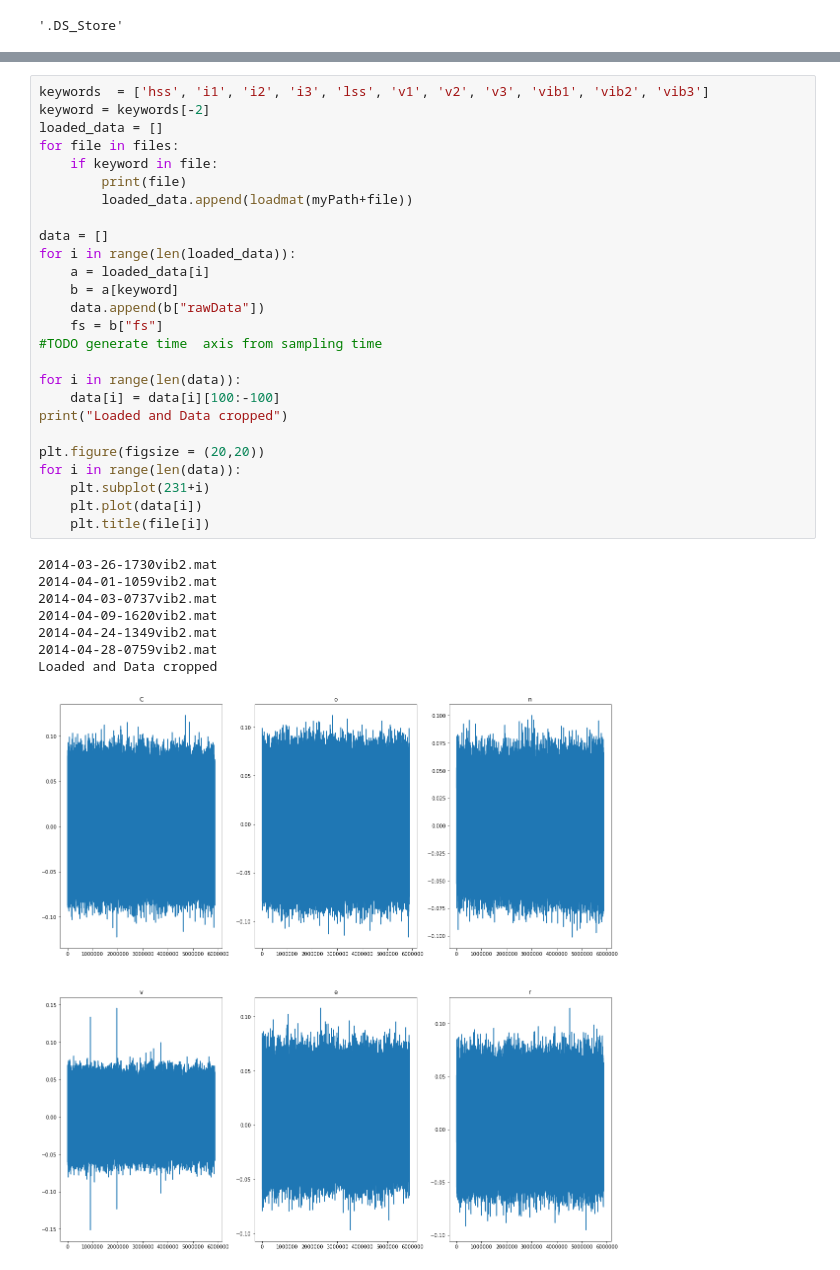
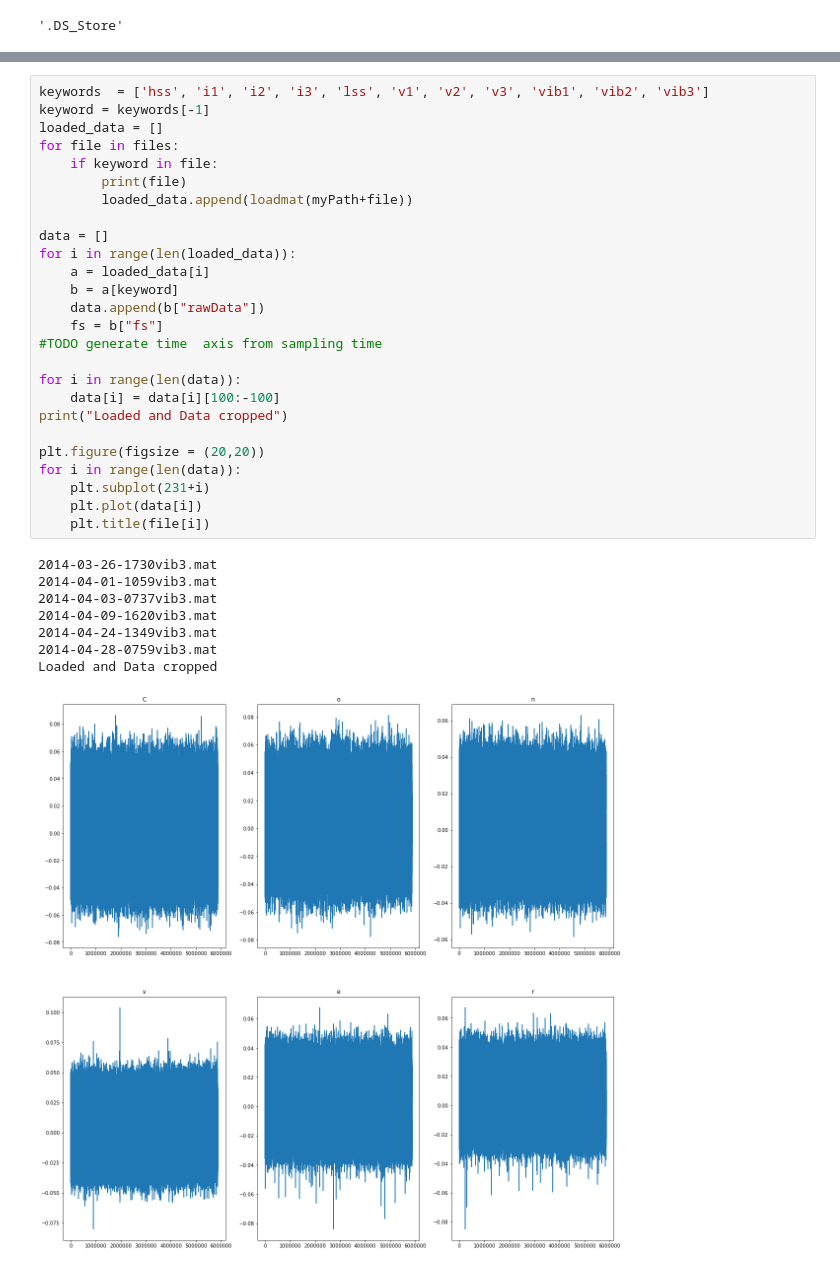
Before and after one commit to 4zi77/wind_turbine, a Jupyter notebook: Python/display_raw_data.ipynb, the cells around one changed output, grey strips where cells are left out. Saved outputs shown, nothing was run; the diff lists cells and outputs as text.

```diff
--- a/Python/display_raw_data.ipynb
+++ b/Python/display_raw_data.ipynb
@@ -49,38 +43,38 @@ print(fr, '\n', fo, '\n', fi)
 # %%
 keywords  = ['hss', 'i1', 'i2', 'i3', 'lss', 'v1', 'v2', 'v3', 'vib1', 'vib2', 'vib3']
-keyword = keywords[-2]
+keyword = keywords[-1]
 loaded_data = []
 for file in files:
     if keyword in file:
         print(file)
         loaded_data.append(loadmat(myPath+file))
 
 data = []
 for i in range(len(loaded_data)):
     a = loaded_data[i]
     b = a[keyword]
     data.append(b["rawData"])
     fs = b["fs"]
 #TODO generate time  axis from sampling time
 
 for i in range(len(data)):
     data[i] = data[i][100:-100]
 print("Loaded and Data cropped")
 
 plt.figure(figsize = (20,20))
 for i in range(len(data)):
     plt.subplot(231+i)
     plt.plot(data[i])
     plt.title(file[i])
 # %% [output]
-2014-03-26-1730vib2.mat
-2014-04-01-1059vib2.mat
-2014-04-03-0737vib2.mat
-2014-04-09-1620vib2.mat
-2014-04-24-1349vib2.mat
-2014-04-28-0759vib2.mat
+2014-03-26-1730vib3.mat
+2014-04-01-1059vib3.mat
+2014-04-03-0737vib3.mat
+2014-04-09-1620vib3.mat
+2014-04-24-1349vib3.mat
+2014-04-28-0759vib3.mat
 Loaded and Data cropped
-[figure, old version]
+[figure, new version]
 # %%
 plt.figure(2, figsize = (50,50))
 for i in range(len(data)):
```
Also changed, not shown: parts of 5 cells of this notebook, 15 other files.
